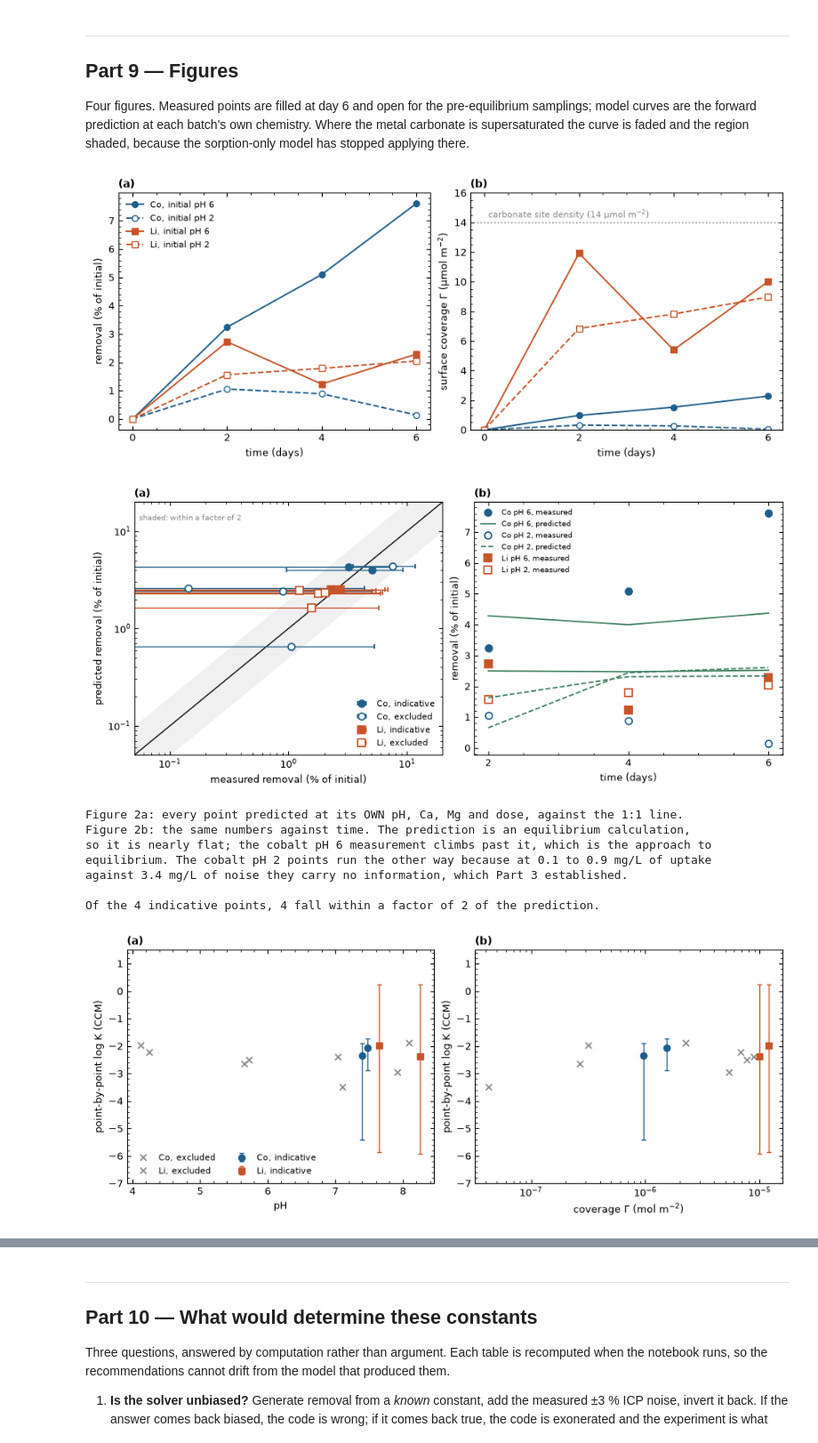
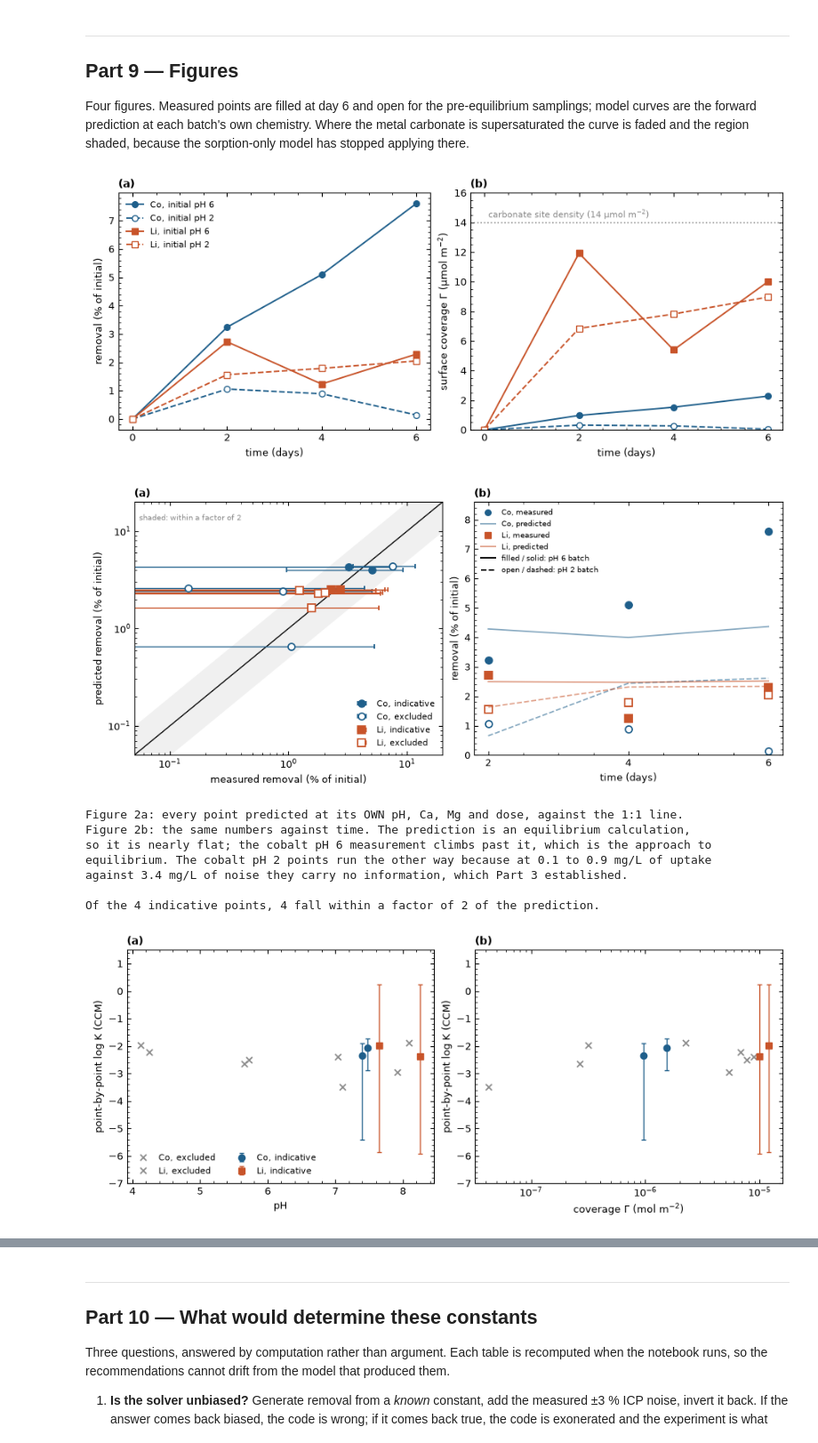
Before and after one commit to Marwa-2024/CCM-to-determine-Log-K-, a Jupyter notebook: LogK_dolomite_SCM.ipynb, the cells around one changed output, grey strips where cells are left out. Shown at 89% size. Cells and saved outputs as stored; diff of their text form; code cells hidden in the pictures.

```diff
--- a/LogK_dolomite_SCM.ipynb
+++ b/LogK_dolomite_SCM.ipynb
@@ -870,12 +870,20 @@ for metal in ["Co", "Li"]:
     for batch, ls, fill in [("pH6", "-", True), ("pH2", "--", False)]:
         d = par[(par.metal == metal) & (par.batch == batch)].sort_values("day")
         bx.plot(d.day, d.measured, MK[metal], color=COL[metal], ls="none", ms=6.5,
-                mfc=COL[metal] if fill else "white", mew=1.3,
-                label=f"{metal} {batch.replace('pH', 'pH ')}, measured")
-        bx.plot(d.day, d.predicted, ls, color=COL["model"], lw=1.3,
-                label=f"{metal} {batch.replace('pH', 'pH ')}, predicted" if metal == "Co" else None)
+                mfc=COL[metal] if fill else "white", mew=1.3)
+        bx.plot(d.day, d.predicted, ls, color=COL[metal], lw=1.3, alpha=0.55)
+# Four legend entries instead of eight: the metal is the colour, the role is the mark.
+from matplotlib.lines import Line2D
+bx.legend(handles=[
+    Line2D([], [], color=COL["Co"], marker="o", ls="none", label="Co, measured"),
+    Line2D([], [], color=COL["Co"], ls="-", alpha=0.55, label="Co, predicted"),
+    Line2D([], [], color=COL["Li"], marker="s", ls="none", label="Li, measured"),
+    Line2D([], [], color=COL["Li"], ls="-", alpha=0.55, label="Li, predicted"),
+    Line2D([], [], color="k", ls="-", label="filled / solid: pH 6 batch"),
+    Line2D([], [], color="k", ls="--", label="open / dashed: pH 2 batch")],
+    loc="upper left", fontsize=7, ncol=1)
 bx.set_xlabel("time (days)"); bx.set_ylabel("removal (% of initial)")
-bx.set_xticks([2, 4, 6]); bx.legend(loc="upper left", ncol=1, fontsize=7)
+bx.set_xticks([2, 4, 6]); bx.set_ylim(0, 8.6)
 panel(bx, "b")
 savefig(fig, "Fig2_measured_vs_predicted")
 
@@ -899,34 +907,34 @@ for ax, (xcol, xlab) in zip(axes, [("pH", "pH"), ("Gamma", "coverage Γ (mol m$^
                     fmt=MK[metal], color=COL[metal], ms=6, capsize=2.5, lw=1,
                     ls="none", label=f"{metal}, indicative")
         ax.plot(x[xcol], x.logK_CCM, "x", color=COL["grey"], ms=6, mew=1.3, ls="none",
                 label=f"{metal}, excluded")
     if xcol == "Gamma": ax.set_xscale("log")
     ax.set_xlabel(xlab); ax.set_ylabel("point-by-point log K (CCM)"); ax.set_ylim(-7, 1.5)
 axes[0].legend(loc="lower left", ncol=2); panel(axes[0], "a"); panel(axes[1], "b")
 savefig(fig, "Fig3_logK_diagnostic")
 
 # ---- Figure 4: precision, the controlling variable --------------------------------------------
 fig, ax = plt.subplots(figsize=(6.0, 4.0), constrained_layout=True)
 for metal in ["Co", "Li"]:
     d = scr[scr.metal == metal]
     ax.plot(d.removal_pct, d.rel_err_pct, MK[metal], color=COL[metal], ls="none",
             ms=7, label=metal)
 _x = np.linspace(0.1, 12, 200)
 ax.plot(_x, 100*np.hypot(ICP_REL, ICP_REL*(1 - _x/100))/(_x/100), "-",
         color=COL["grey"], lw=1.2, label="±3 % ICP, exact")
 ax.axhline(REL_ERR_FIT, color="k", ls=":", lw=1.2)
 ax.text(0.15, REL_ERR_FIT*1.15, f"fit-grade bar, {REL_ERR_FIT:.0f} %", fontsize=8)
 ax.set_xscale("log"); ax.set_yscale("log")
 ax.set_xlabel("removal (% of initial)"); ax.set_ylabel("relative error on Γ (%)")
 ax.legend(loc="upper right")
 savefig(fig, "Fig4_precision_vs_removal")
 print("Figure 4 is the one that explains the result: the relative error on Γ is set entirely by")
 print("how much metal leaves solution. Every measured point sits above the fit-grade bar, and the")
 print("grey curve shows that no amount of care in the analysis can move a point off it - only a")
 print("different experiment can.")
 # %% [output]
 [figure]
-[figure, old version]
+[figure, new version]
 Figure 2a: every point predicted at its OWN pH, Ca, Mg and dose, against the 1:1 line.
 Figure 2b: the same numbers against time. The prediction is an equilibrium calculation,
 so it is nearly flat; the cobalt pH 6 measurement climbs past it, which is the approach to
```
Also changed, not shown: 2 other files.
